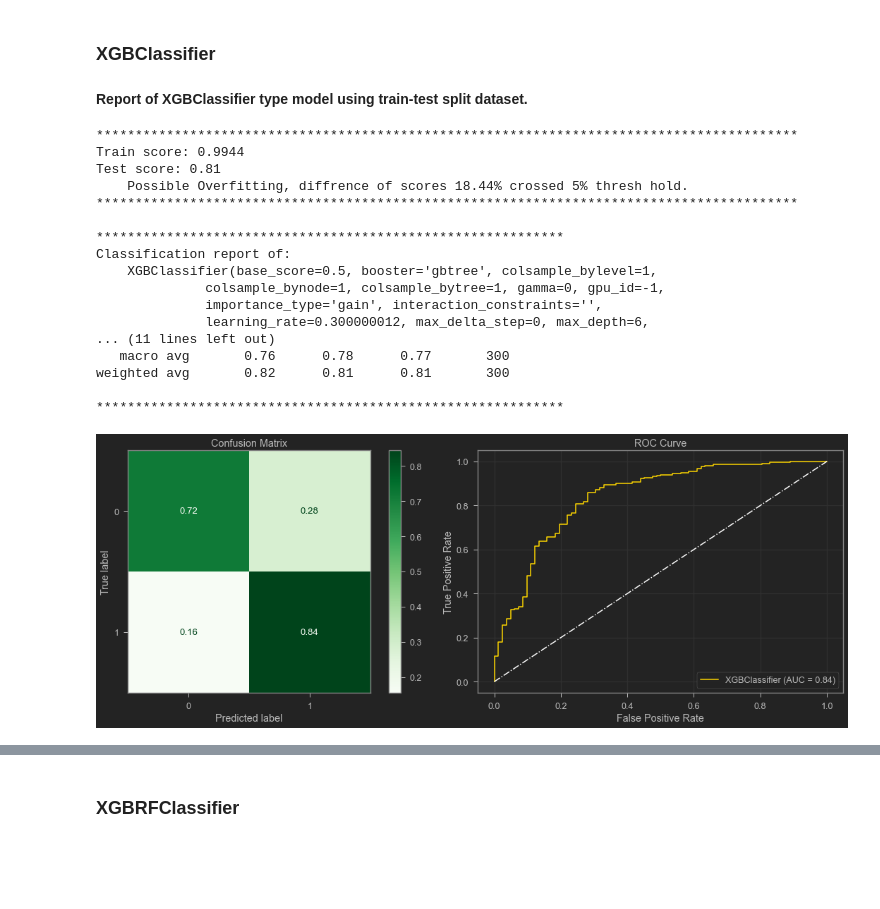
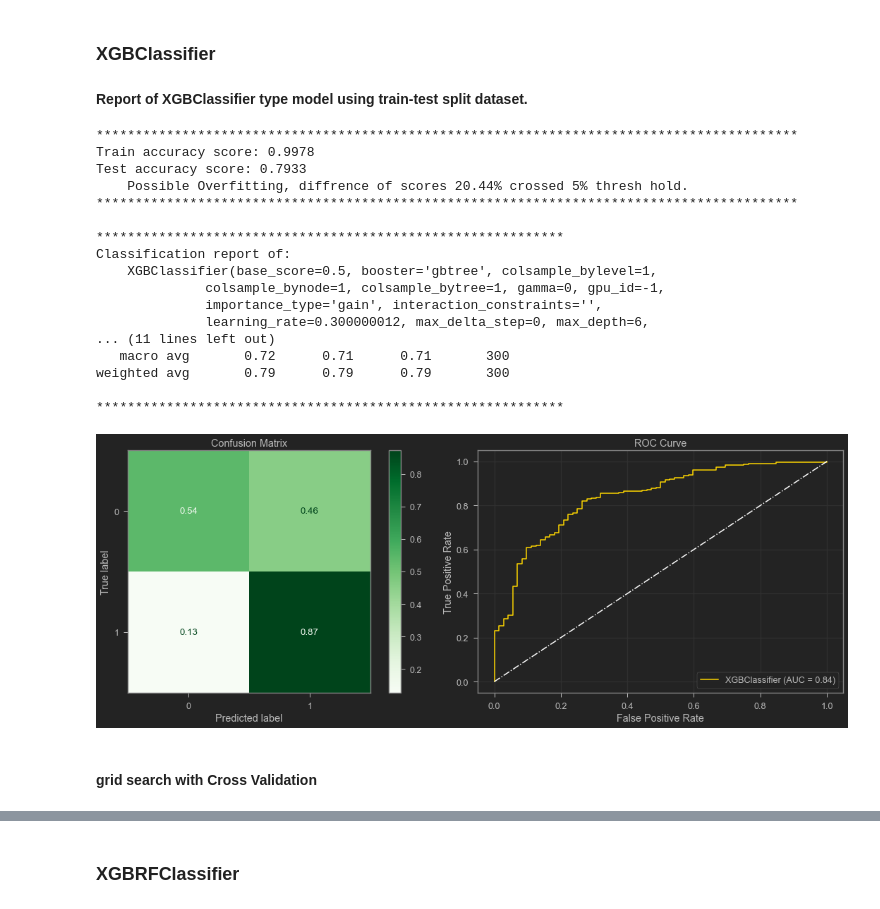
Before and after one commit to tamjid-ahsan/Garment-worker-efficiency, a Jupyter notebook: student.ipynb, the cells around one changed output, grey strips where cells are left out. Saved outputs shown, nothing was run; the diff lists cells and outputs as text; code cells hidden in the pictures; blank space fills up the shorter version.

Commit message:
model explainer

```diff
--- a/student.ipynb
+++ b/student.ipynb
@@ -589,16 +773,17 @@ weighted avg       0.76      0.78      0.76       300
 # %%
 knn_gs = KNeighborsClassifier(n_jobs=-1)
 params = {
-    'n_neighbors': list(range(1, 21, 2)),
+    'n_neighbors': list(range(1, 31, 2)),
     'weights': ['uniform', 'distance'],
     'algorithm': ['auto', 'ball_tree', 'kd_tree', 'brute'],
-    'p': [1, 2],
-    'metric': ['minkowski', 'manhattan', 'euclidean']
+    'p': [1, 2, 2.5, 3, 4],
+    'leaf_size': [30, 40],
+    #     'metric': ['minkowski', 'manhattan', 'euclidean']
 }
 gridsearch_knn = GridSearchCV(estimator=knn_gs,
                               param_grid=params,
                               n_jobs=-1,
-                              scoring='recall')
+                              scoring='precision')
 gridsearch_knn
 # %% [output]
 GridSearchCV(estimator=KNeighborsClassifier(n_jobs=-1), n_jobs=-1,
@@ -650,3 +834,5 @@ X_test_xg = fun.df_preprocessing_pipeline(X_test).copy()
+# %%
+X_train_ensbl, X_test_ensbl = fun.dataset_preprocessing_pipeline(X_train, X_test)
 # %% [markdown]
 ### Random forest
 # %%
@@ -679,0 +868,13 @@ weighted avg       0.81      0.82      0.81       300
+# %%
+rf_clf_gs = RandomForestClassifier(n_jobs=-1)
+params = {
+    'criterion' : ["gini", "entropy"],
+    'max_depth' : [2,3,4],
+    'min_samples_leaf' : [1,2,3,4],
+    'class_weight':["balanced", "balanced_subsample"]
+}
+gridsearch_rf_clf = GridSearchCV(estimator=rf_clf_gs,
+                              param_grid=params,
+                              n_jobs=-1,
+                              scoring='roc_auc')#'roc_auc_ovr_weighted'
+gridsearch_rf_clf
@@ -679,0 +888,10 @@ weighted avg       0.81      0.82      0.81       300
+# %%
+with warnings.catch_warnings():
+    warnings.simplefilter("ignore")
+    gridsearch_rf_clf.fit(X_train_ensbl, y_train)
+print(f"Best Parameters by gridsearch:\t{gridsearch_rf_clf.best_params_}")
+print(f"Best Estimator by gridsearch:\t{gridsearch_rf_clf.best_estimator_}")
+
+rf_clf_gs_best = gridsearch_rf_clf.best_estimator_
+fun.model_report(rf_clf_gs_best, X_train_ensbl, y_train, X_test_ensbl,
+             y_test)
@@ -680,26 +921,28 @@ weighted avg       0.81      0.82      0.81       300
 # %% [markdown]
 ### XGBClassifier
 # %%
-xgg_clf = XGBClassifier()
-fun.model_report(xgg_clf, X_train_xg, y_train, X_test_xg,
+xgg_clf = XGBClassifier(n_jobs=-1)
+fun.model_report(xgg_clf, X_train_ensbl, y_train, X_test_ensbl,
              y_test)
 # %% [output]
 Report of XGBClassifier type model using train-test split dataset.
 ******************************************************************************************
-Train score: 0.9944
-Test score: 0.81
-    Possible Overfitting, diffrence of scores 18.44% crossed 5% thresh hold.
+Train accuracy score: 0.9978
+Test accuracy score: 0.7933
+    Possible Overfitting, diffrence of scores 20.44% crossed 5% thresh hold.
 ******************************************************************************************
 
 ************************************************************
 Classification report of:
     XGBClassifier(base_score=0.5, booster='gbtree', colsample_bylevel=1,
               colsample_bynode=1, colsample_bytree=1, gamma=0, gpu_id=-1,
               importance_type='gain', interaction_constraints='',
               learning_rate=0.300000012, max_delta_step=0, max_depth=6,
 ... (11 lines left out)
-   macro avg       0.76      0.78      0.77       300
-weighted avg       0.82      0.81      0.81       300
+   macro avg       0.72      0.71      0.71       300
+weighted avg       0.79      0.79      0.79       300
 
 ************************************************************
-[figure, old version]
+[figure, new version]
+# %% [markdown]
+#### grid search with Cross Validation
```
Also changed, not shown: parts of 92 cells of this notebook, 11 other files.
